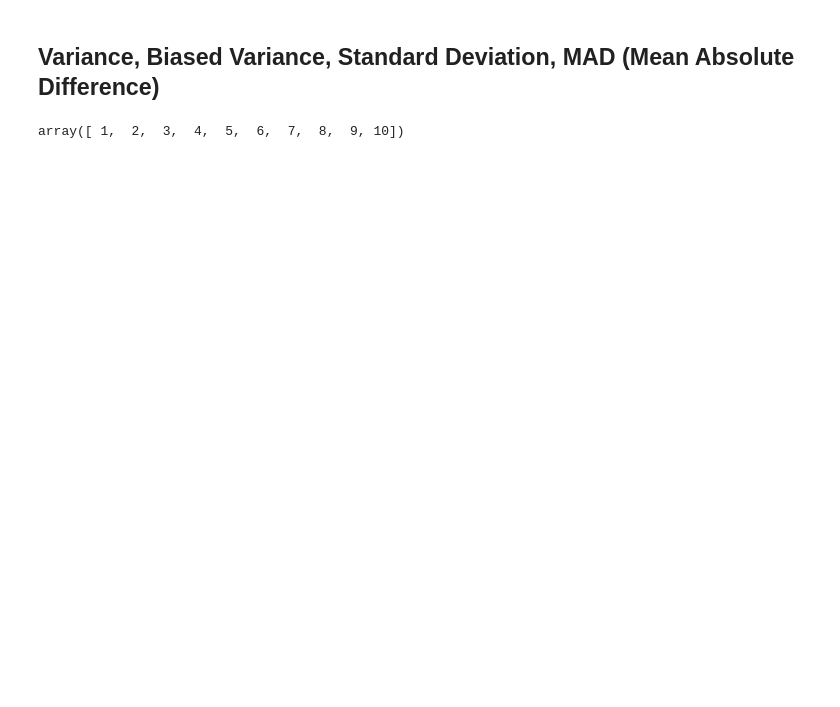
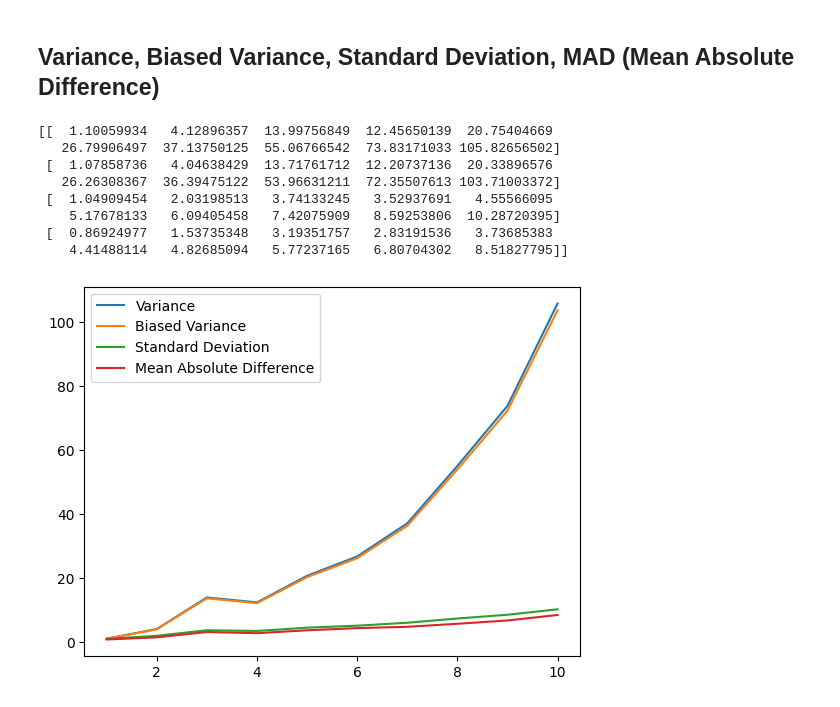
Before and after one commit to elspinn/udemy_mastering_stats_and_ml, a Jupyter notebook: notebooks/dispersion.ipynb, the cells around one changed output. Saved outputs shown, nothing was run; the diff lists cells and outputs as text; code cells hidden in the pictures; blank space fills up the shorter version.

```diff
--- a/notebooks/dispersion.ipynb
+++ b/notebooks/dispersion.ipynb
@@ -67,9 +67,40 @@ fig_b.show()
 # %% [markdown]
 ## Variance, Biased Variance, Standard Deviation, MAD (Mean Absolute Difference)
 # %%
-samples = np.arange(1, 11)
-n = 300
+variances = np.arange(1, 11)
+n = 50
 
-samples
+
+variance_measures = np.zeros((4, len(variances)))
+
+for i in range(len(variances)):
+    samples = np.random.randn(n) * variances[i]
+    samples_centered = samples - np.mean(samples)
+
+    # Variance
+    variance_measures[0, i] = sum(samples_centered**2) / (n-1)
+
+    # "Biased" variance
+    variance_measures[1, i] = sum(samples_centered**2) / n
+
+    # Standard deviation
+    variance_measures[2, i] = np.sqrt(sum(samples_centered**2) / (n-1))
+
+    # Mean absolute difference - MAD
+    variance_measures[3, i] = sum(abs(samples_centered)) / (n-1)
+
+print(variance_measures)
+
+plt.plot(variances, variance_measures.T)
+plt.legend(('Variance', 'Biased Variance', 'Standard Deviation', 'Mean Absolute Difference'))
+plt.show()
 # %% [output]
-array([ 1,  2,  3,  4,  5,  6,  7,  8,  9, 10])
+[[  1.10059934   4.12896357  13.99756849  12.45650139  20.75404669
+   26.79906497  37.13750125  55.06766542  73.83171033 105.82656502]
+ [  1.07858736   4.04638429  13.71761712  12.20737136  20.33896576
+   26.26308367  36.39475122  53.96631211  72.35507613 103.71003372]
+ [  1.04909454   2.03198513   3.74133245   3.52937691   4.55566095
+    5.17678133   6.09405458   7.42075909   8.59253806  10.28720395]
+ [  0.86924977   1.53735348   3.19351757   2.83191536   3.73685383
+    4.41488114   4.82685094   5.77237165   6.80704302   8.51827795]]
+[figure, added]
```
Also changed, not shown: parts of 2 cells of this notebook.
